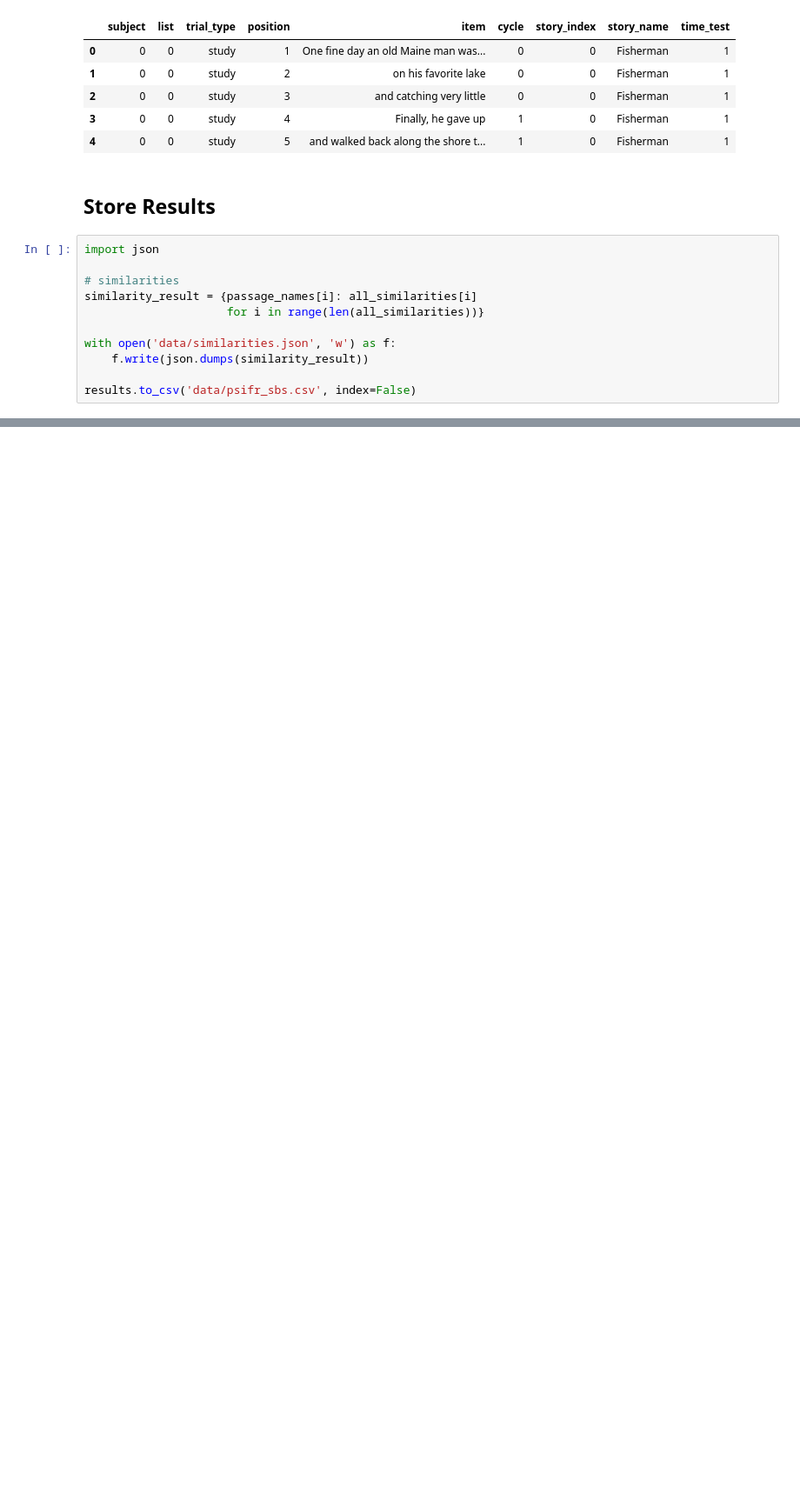
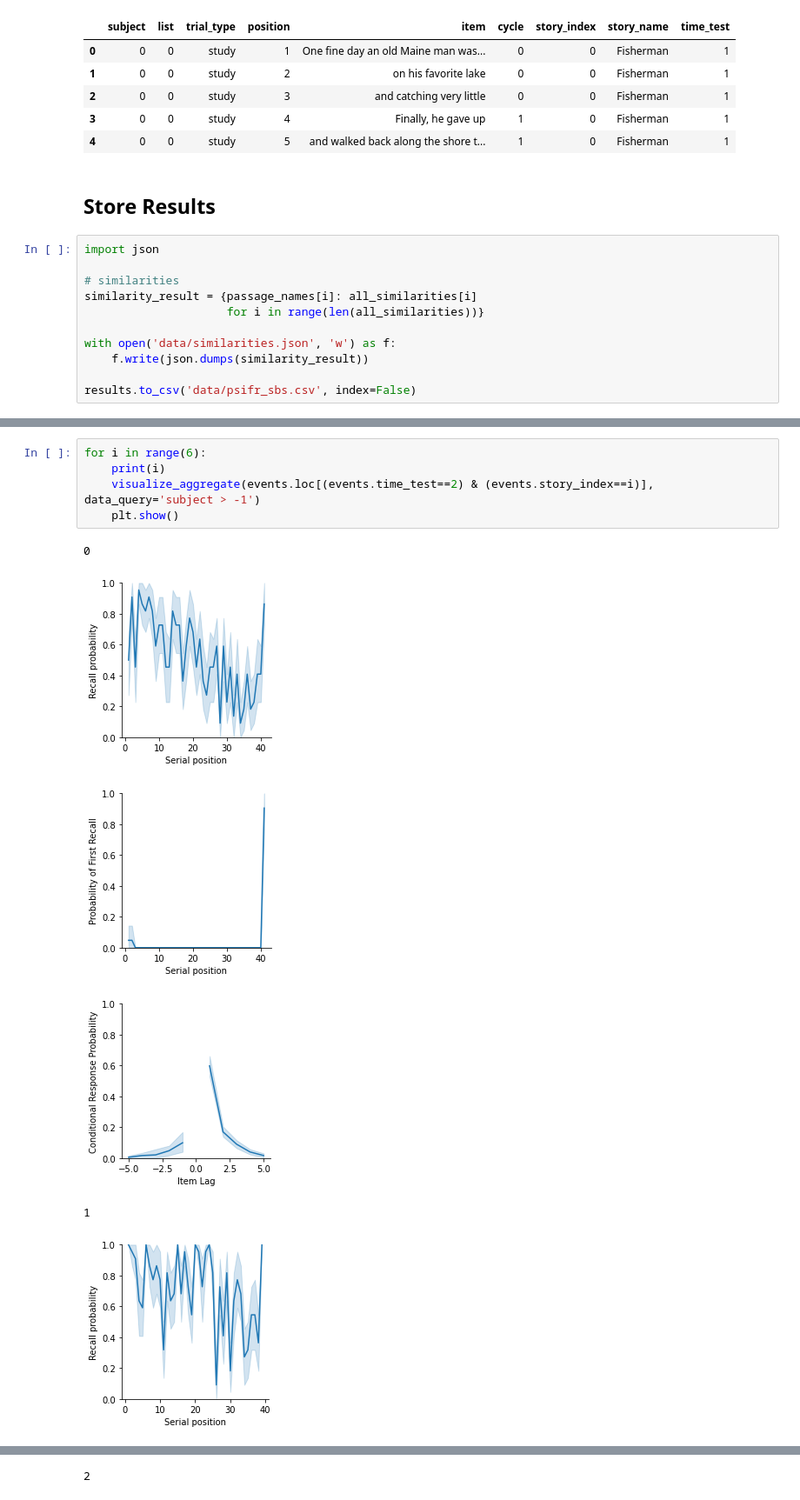
Before and after one commit to githubpsyche/narrative_cmr, a Jupyter notebook: 01_Data_Preparation.ipynb, the cells around one changed output, grey strips where cells are left out. Shown: that part at 87% size. Cells and saved outputs as stored; diff of their text form; blank space fills up the shorter version.

```diff
--- a/01_Data_Preparation.ipynb
+++ b/01_Data_Preparation.ipynb
@@ -232,0 +325,12 @@ results.to_csv('data/psifr_sbs.csv', index=False)
+# %%
+for i in range(6):
+    print(i)
+    visualize_aggregate(events.loc[(events.time_test==2) & (events.story_index==i)], data_query='subject > -1')
+    plt.show()
+# %% [output]
+0
+[figure, added]
+[figure, added]
+[figure, added]
+1
+[figure, added]
@@ -232,0 +339 @@ results.to_csv('data/psifr_sbs.csv', index=False)
+2
```
Also changed, not shown: parts of 12 cells of this notebook, 5 other files.
